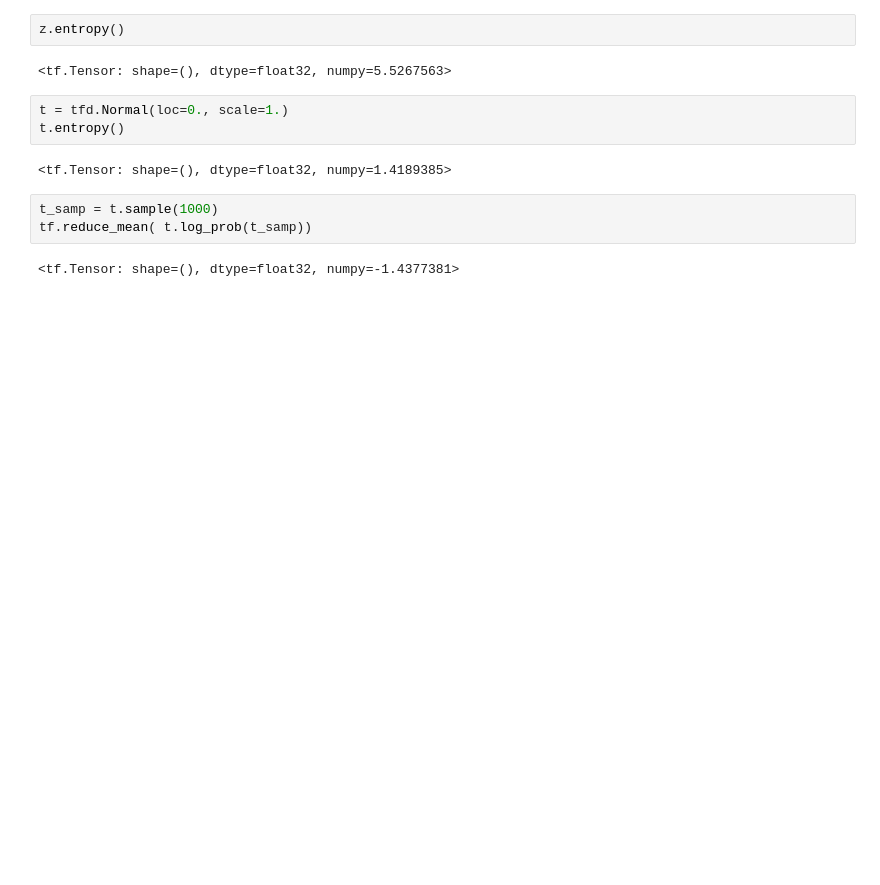
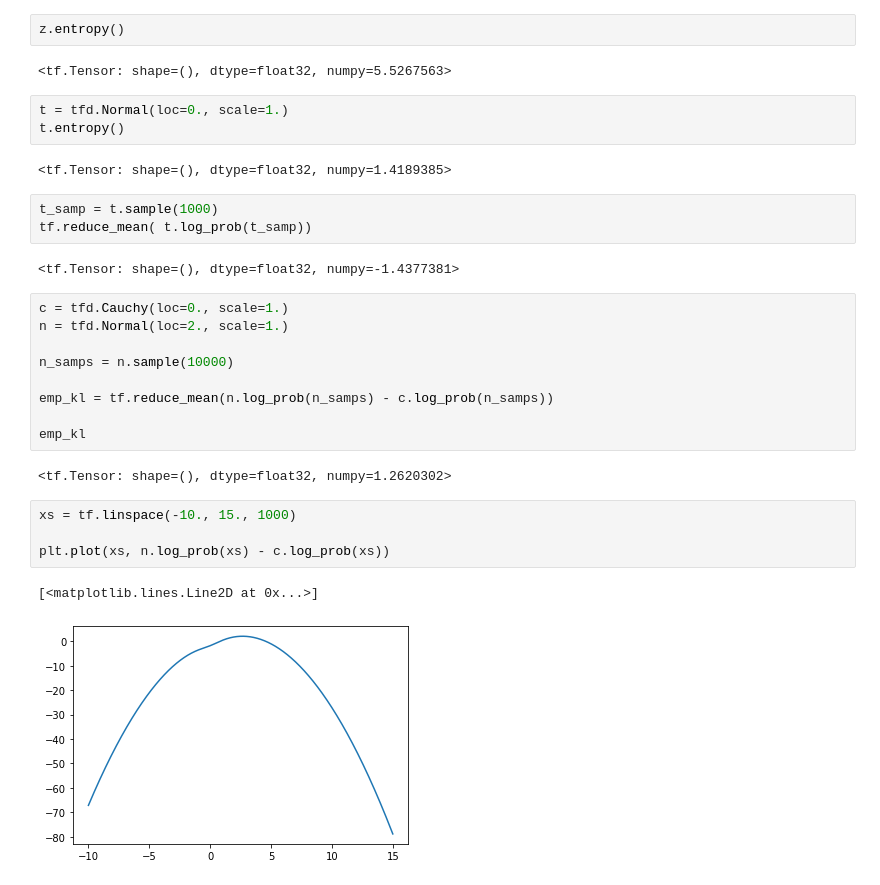
Before and after one commit to gergely-flamich/relative-entropy-coding, a Jupyter notebook: notebooks/scratch.ipynb, the cells around one changed output. Drawn from its saved outputs; the diff is of its cells as text; blank space fills up the shorter version.

```diff
--- a/notebooks/scratch.ipynb
+++ b/notebooks/scratch.ipynb
@@ -422,3 +394,21 @@ t_samp = t.sample(1000)
 tf.reduce_mean( t.log_prob(t_samp))
 # %% [output]
 <tf.Tensor: shape=(), dtype=float32, numpy=-1.4377381>
+# %%
+c = tfd.Cauchy(loc=0., scale=1.)
+n = tfd.Normal(loc=2., scale=1.)
+
+n_samps = n.sample(10000)
+
+emp_kl = tf.reduce_mean(n.log_prob(n_samps) - c.log_prob(n_samps))
+
+emp_kl
+# %% [output]
+<tf.Tensor: shape=(), dtype=float32, numpy=1.2620302>
+# %%
+xs = tf.linspace(-10., 15., 1000)
+
+plt.plot(xs, n.log_prob(xs) - c.log_prob(xs))
+# %% [output]
+[<matplotlib.lines.Line2D at 0x...>]
+[figure, added]
```
Also changed, not shown: parts of 10 cells of this notebook, 3 other files.
